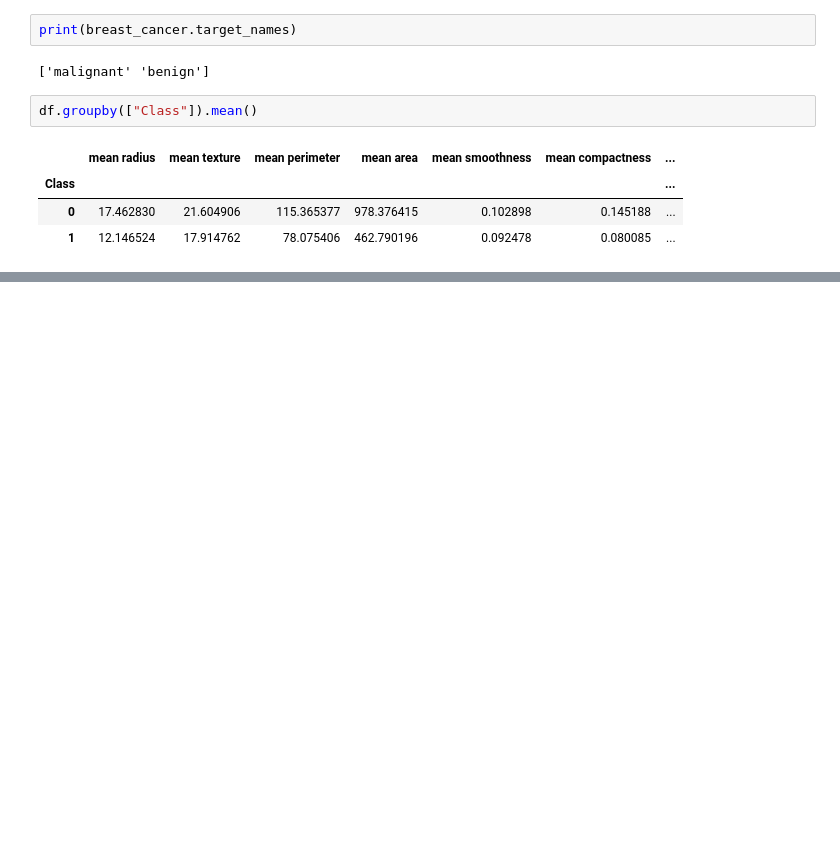
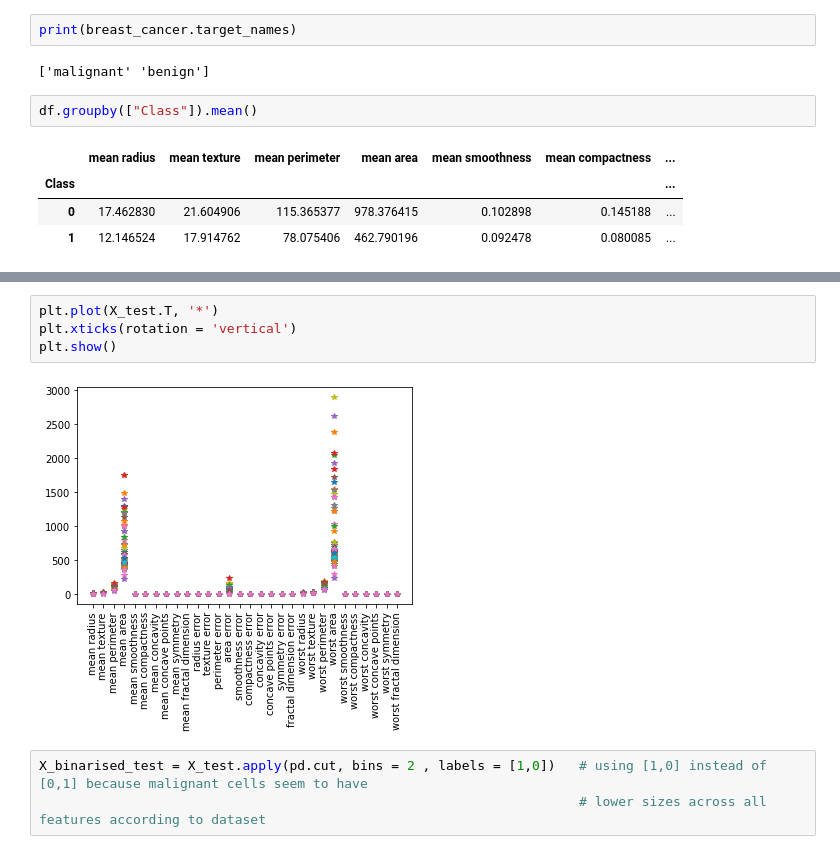
Before and after one commit to binodmathews93/GUVI-DeepLearning, a Jupyter notebook: Mcculloch_pitts.ipynb, the cells around one changed output, grey strips where cells are left out. Cells and saved outputs as stored; diff of their text form; blank space fills up the shorter version.

```diff
--- a/Mcculloch_pitts.ipynb
+++ b/Mcculloch_pitts.ipynb
@@ -53,0 +86,9 @@ df.groupby(["Class"]).mean()
+# %%
+plt.plot(X_test.T, '*')
+plt.xticks(rotation = 'vertical')
+plt.show()
+# %% [output]
+[figure, added]
+# %%
+X_binarised_test = X_test.apply(pd.cut, bins = 2 , labels = [1,0])   # using [1,0] instead of [0,1] because malignant cells seem to have
+                                                                     # lower sizes across all features according to dataset
```
Also changed, not shown: parts of 19 cells of this notebook.
